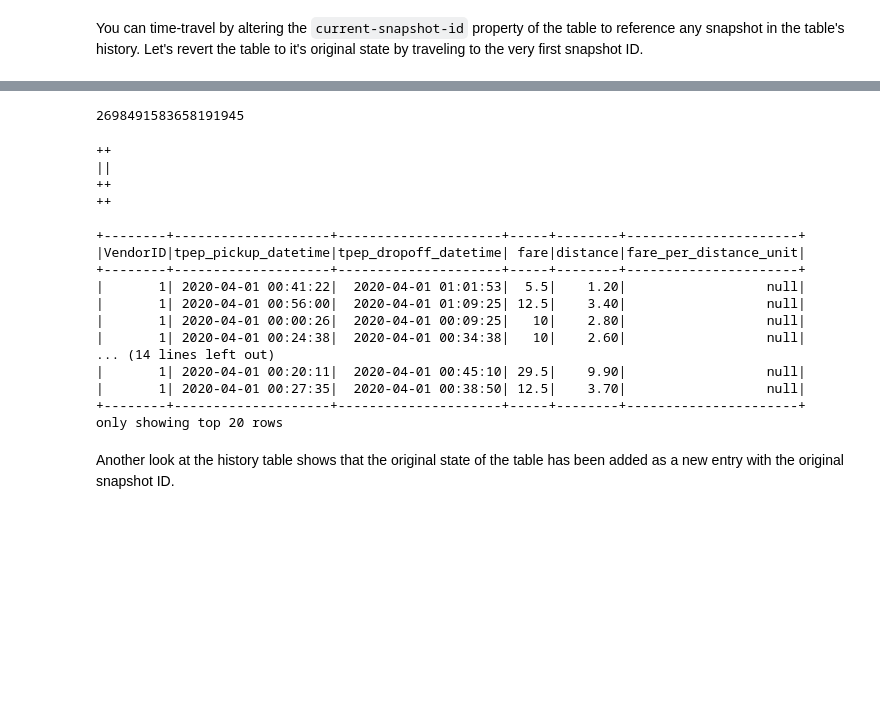
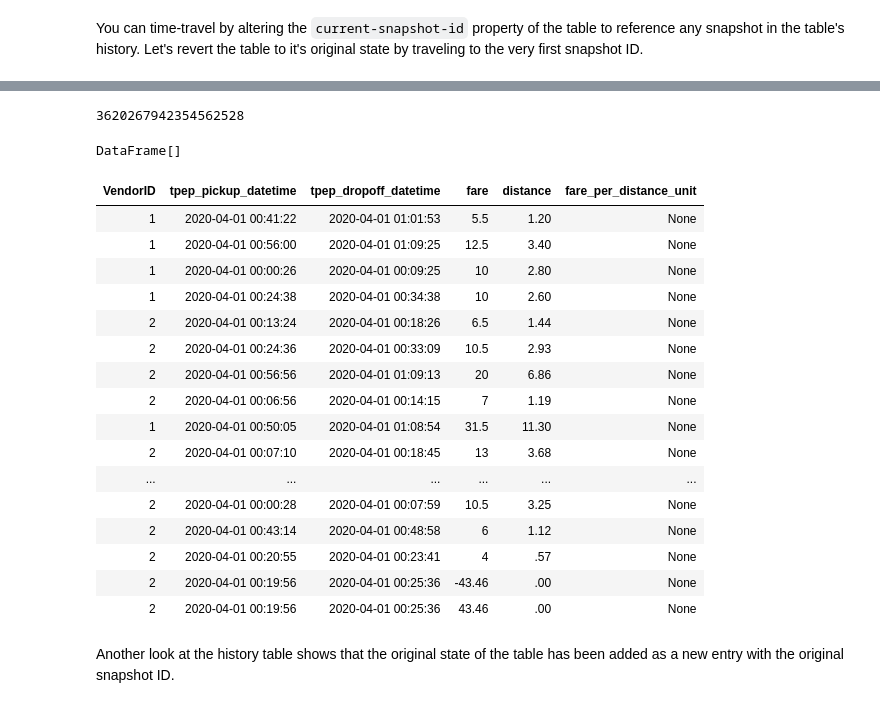
Before and after one commit to tabular-io/docker-spark-iceberg, a Jupyter notebook: notebooks/Iceberg - Getting Started.ipynb, the cells around one changed output, grey strips where cells are left out. Cells and saved outputs as stored; diff of their text form; code cells hidden in the pictures; blank space fills up the shorter version.

```diff
--- a/notebooks/Iceberg - Getting Started.ipynb
+++ b/notebooks/Iceberg - Getting Started.ipynb
@@ -197,45 +245,39 @@ You can time-travel by altering the `current-snapshot-id` property of the table
 # %%
-df = spark.sql("""
-SELECT *
-FROM taxis.history
-""")
 original_snapshot = df.head().snapshot_id
 print(original_snapshot)
+spark.sql(f"ALTER TABLE taxis SET TBLPROPERTIES ('current-snapshot-id'={original_snapshot})")
 # %% [output]
-2698491583658191945
+3620267942354562528
+DataFrame[]
 # %%
-spark.sql(f"""
-    ALTER TABLE taxis
-    SET TBLPROPERTIES ('current-snapshot-id'={original_snapshot})
-""").show()
-spark.sql("""
-    SELECT
-    VendorID
-    ,tpep_pickup_datetime
-    ,tpep_dropoff_datetime
-    ,fare
-    ,distance
-    ,fare_per_distance_unit
-    FROM taxis
-""").show()
+%%sql
+
+SELECT
+VendorID
+,tpep_pickup_datetime
+,tpep_dropoff_datetime
+,fare
+,distance
+,fare_per_distance_unit
+FROM taxis
 # %% [output]
-++
-||
-++
-++
-
-+--------+--------------------+---------------------+-----+--------+----------------------+
-|VendorID|tpep_pickup_datetime|tpep_dropoff_datetime| fare|distance|fare_per_distance_unit|
-+--------+--------------------+---------------------+-----+--------+----------------------+
-|       1| 2020-04-01 00:41:22|  2020-04-01 01:01:53|  5.5|    1.20|                  null|
-|       1| 2020-04-01 00:56:00|  2020-04-01 01:09:25| 12.5|    3.40|                  null|
-|       1| 2020-04-01 00:00:26|  2020-04-01 00:09:25|   10|    2.80|                  null|
-|       1| 2020-04-01 00:24:38|  2020-04-01 00:34:38|   10|    2.60|                  null|
-... (14 lines left out)
-|       1| 2020-04-01 00:20:11|  2020-04-01 00:45:10| 29.5|    9.90|                  null|
-|       1| 2020-04-01 00:27:35|  2020-04-01 00:38:50| 12.5|    3.70|                  null|
-+--------+--------------------+---------------------+-----+--------+----------------------+
-only showing top 20 rows
+| VendorID | tpep_pickup_datetime | tpep_dropoff_datetime | fare | distance | fare_per_distance_unit |
+| 1 | 2020-04-01 00:41:22 | 2020-04-01 01:01:53 | 5.5 | 1.20 | None |
+| 1 | 2020-04-01 00:56:00 | 2020-04-01 01:09:25 | 12.5 | 3.40 | None |
+| 1 | 2020-04-01 00:00:26 | 2020-04-01 00:09:25 | 10 | 2.80 | None |
+| 1 | 2020-04-01 00:24:38 | 2020-04-01 00:34:38 | 10 | 2.60 | None |
+| 2 | 2020-04-01 00:13:24 | 2020-04-01 00:18:26 | 6.5 | 1.44 | None |
+| 2 | 2020-04-01 00:24:36 | 2020-04-01 00:33:09 | 10.5 | 2.93 | None |
+| 2 | 2020-04-01 00:56:56 | 2020-04-01 01:09:13 | 20 | 6.86 | None |
+| 2 | 2020-04-01 00:06:56 | 2020-04-01 00:14:15 | 7 | 1.19 | None |
+| 1 | 2020-04-01 00:50:05 | 2020-04-01 01:08:54 | 31.5 | 11.30 | None |
+| 2 | 2020-04-01 00:07:10 | 2020-04-01 00:18:45 | 13 | 3.68 | None |
+| ... | ... | ... | ... | ... | ... |
+| 2 | 2020-04-01 00:00:28 | 2020-04-01 00:07:59 | 10.5 | 3.25 | None |
+| 2 | 2020-04-01 00:43:14 | 2020-04-01 00:48:58 | 6 | 1.12 | None |
+| 2 | 2020-04-01 00:20:55 | 2020-04-01 00:23:41 | 4 | .57 | None |
+| 2 | 2020-04-01 00:19:56 | 2020-04-01 00:25:36 | -43.46 | .00 | None |
+| 2 | 2020-04-01 00:19:56 | 2020-04-01 00:25:36 | 43.46 | .00 | None |
 # %% [markdown]
 Another look at the history table shows that the original state of the table has been added as a new entry
 with the original snapshot ID.
```
Also changed, not shown: parts of 20 cells of this notebook, 3 other files.
